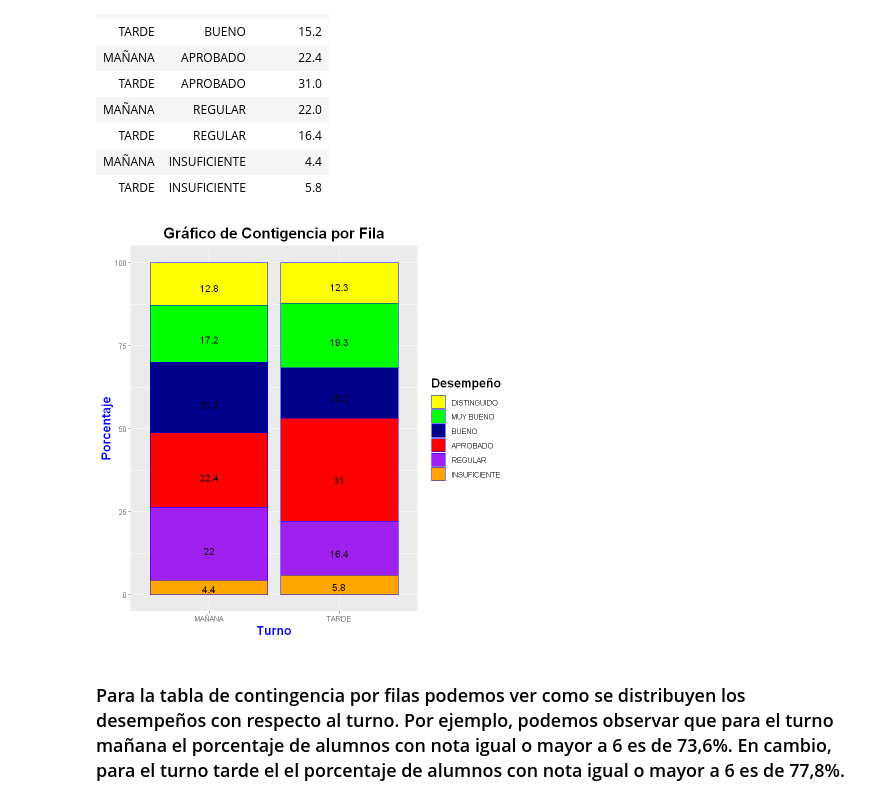
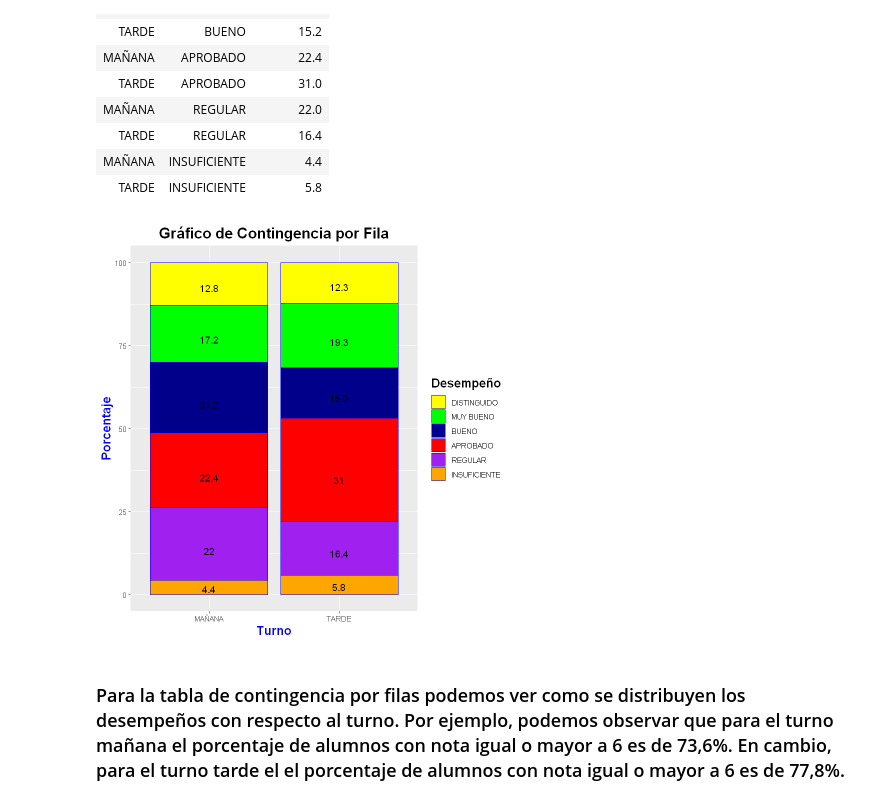
Before and after one commit to Nefertumm/EDM_2023, a Jupyter notebook: Dataset_escuelas/TP1.ipynb, the cells around one changed output. Cells and saved outputs as stored; diff of their text form; code cells hidden in the pictures.

```diff
--- a/Dataset_escuelas/TP1.ipynb
+++ b/Dataset_escuelas/TP1.ipynb
@@ -3311,16 +3311,16 @@ A data.frame: 12 × 3
 # %%
 ggplot(data = datos, aes(x = Turno, y = Porcentaje, fill = Desempeño)) +
   geom_bar(stat = "identity", colour = "blue") +
   scale_fill_manual(values = c("yellow", "green", "darkblue", "red", "purple", "orange")) +
   geom_text(aes(label = Porcentaje), position = position_stack(vjust = 0.4), size = 4, color = "black") +
   xlab("Turno") +
   ylab("Porcentaje") +
-  ggtitle("Gráfico de Contigencia por Fila") +
+  ggtitle("Gráfico de Contingencia por Fila") +
   theme(axis.title = element_text(size = 15, color = "blue", face = "bold")) +
   theme(title = element_text(size = 15, color = "black", face = "bold")) +
   theme(plot.title = element_text(hjust = 0.5))
 # %% [output]
-[figure, old version]
+[figure, new version]
 # %% [markdown]
 ### Para la tabla de contingencia por filas podemos ver como se distribuyen los desempeños con respecto al turno. Por ejemplo, podemos observar que para el turno mañana el porcentaje de alumnos con nota igual o mayor a 6 es de 73,6%. En cambio, para el turno tarde el  el porcentaje de alumnos con nota igual o mayor a 6 es de 77,8%.
 # %% [markdown]
```
Also changed, not shown: parts of 37 cells of this notebook.
